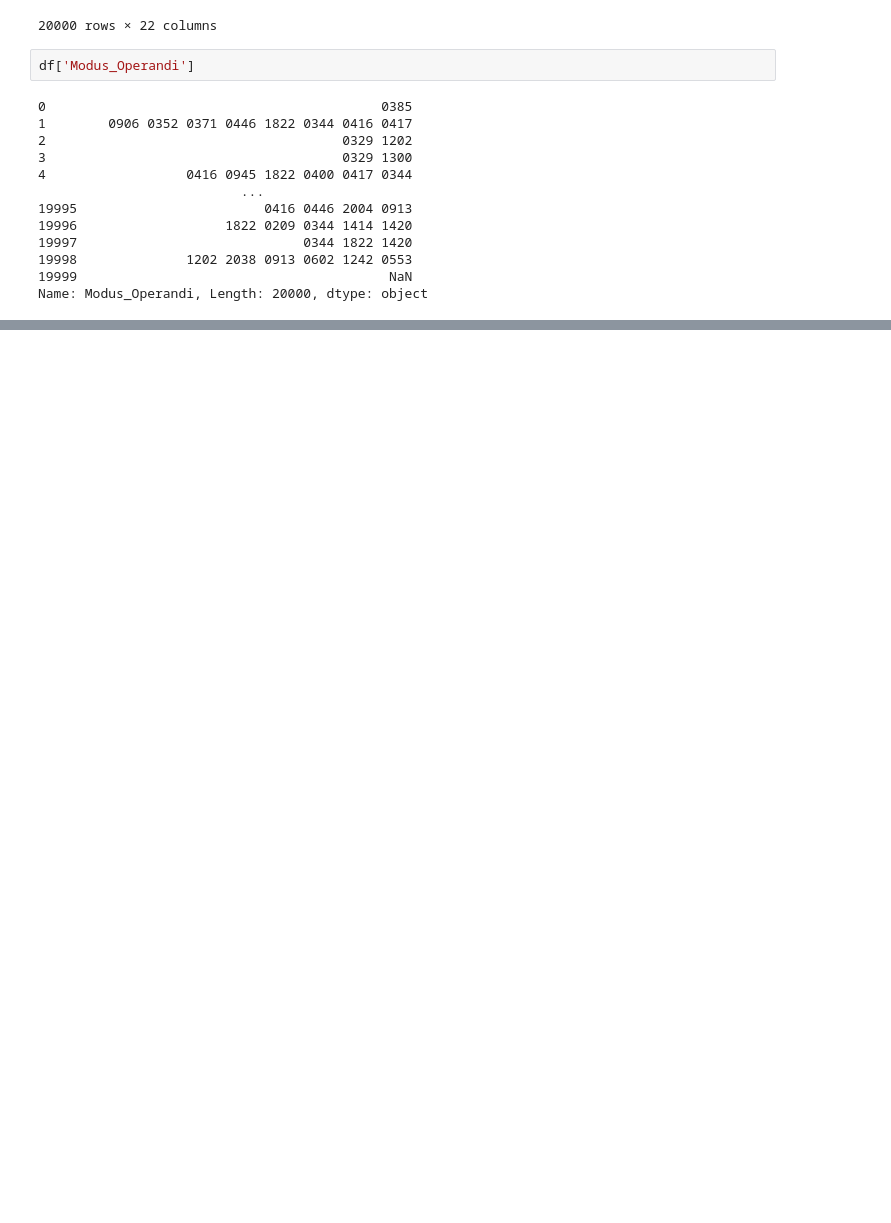
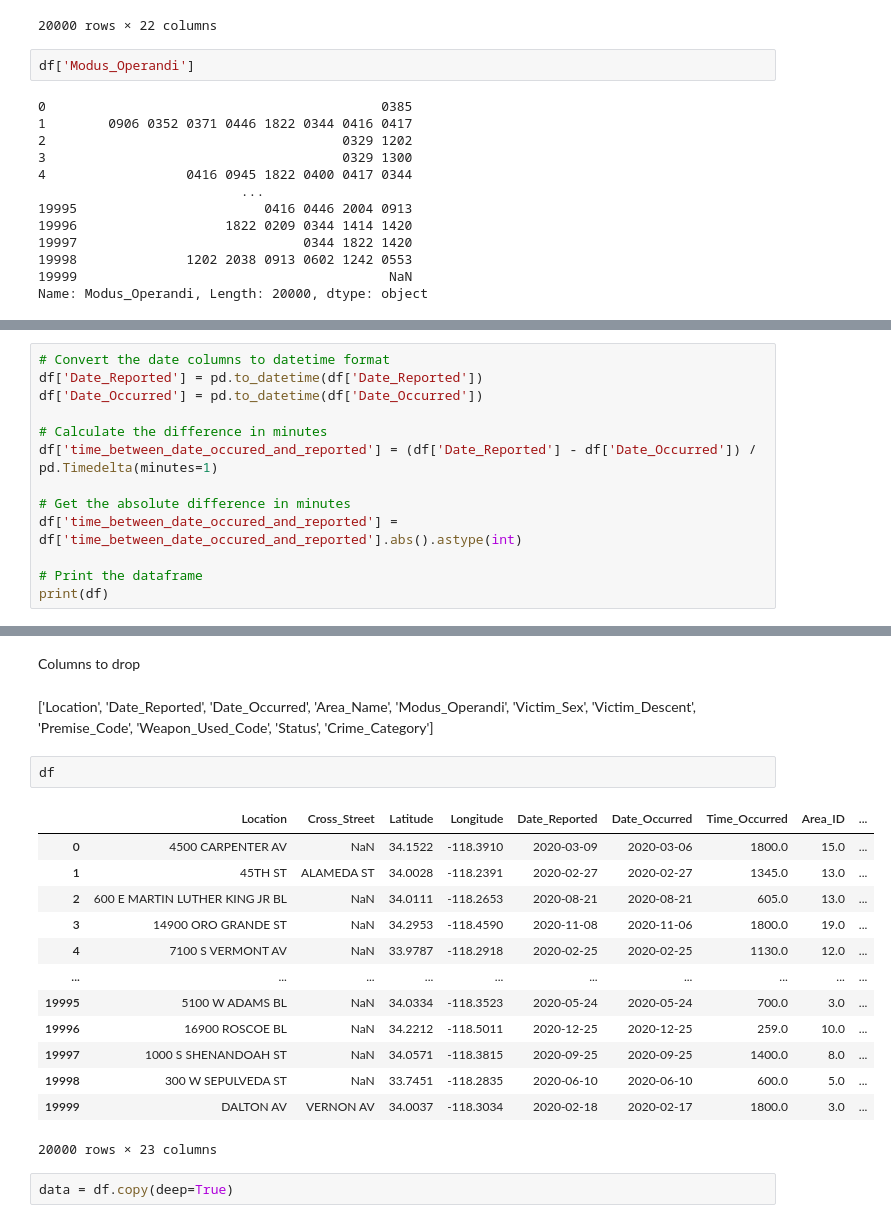
Before and after one commit to sasankjampana8/crime-cast-forecasting-crime-categories, a Jupyter notebook: EDA.ipynb, the cells around one changed output, grey strips where cells are left out. Saved outputs shown, nothing was run; the diff lists cells and outputs as text; blank space fills up the shorter version.

```diff
--- a/EDA.ipynb
+++ b/EDA.ipynb
@@ -437,0 +491,13 @@ Name: Modus_Operandi, Length: 20000, dtype: object
+# %%
+# Convert the date columns to datetime format
+df['Date_Reported'] = pd.to_datetime(df['Date_Reported'])
+df['Date_Occurred'] = pd.to_datetime(df['Date_Occurred'])
+
+# Calculate the difference in minutes
+df['time_between_date_occured_and_reported'] = (df['Date_Reported'] - df['Date_Occurred']) / pd.Timedelta(minutes=1)
+
+# Get the absolute difference in minutes
+df['time_between_date_occured_and_reported'] = df['time_between_date_occured_and_reported'].abs().astype(int)
+
+# Print the dataframe
+print(df)
@@ -437,0 +672,27 @@ Name: Modus_Operandi, Length: 20000, dtype: object
+# %% [markdown]
+Columns to drop
+# %% [markdown]
+['Location', 'Date_Reported',
+       'Date_Occurred', 'Area_Name',
+       'Modus_Operandi',
+       'Victim_Sex', 'Victim_Descent', 'Premise_Code',
+       'Weapon_Used_Code', 'Status',
+        'Crime_Category']
+# %%
+df
+# %% [output]
+|  | Location | Cross_Street | Latitude | Longitude | Date_Reported | Date_Occurred | Time_Occurred | Area_ID | ... |
+| 0 | 4500 CARPENTER AV | NaN | 34.1522 | -118.3910 | 2020-03-09 | 2020-03-06 | 1800.0 | 15.0 | ... |
+| 1 | 45TH ST | ALAMEDA ST | 34.0028 | -118.2391 | 2020-02-27 | 2020-02-27 | 1345.0 | 13.0 | ... |
+| 2 | 600 E MARTIN LUTHER KING JR BL | NaN | 34.0111 | -118.2653 | 2020-08-21 | 2020-08-21 | 605.0 | 13.0 | ... |
+| 3 | 14900 ORO GRANDE ST | NaN | 34.2953 | -118.4590 | 2020-11-08 | 2020-11-06 | 1800.0 | 19.0 | ... |
+| 4 | 7100 S VERMONT AV | NaN | 33.9787 | -118.2918 | 2020-02-25 | 2020-02-25 | 1130.0 | 12.0 | ... |
+| ... | ... | ... | ... | ... | ... | ... | ... | ... | ... |
+| 19995 | 5100 W ADAMS BL | NaN | 34.0334 | -118.3523 | 2020-05-24 | 2020-05-24 | 700.0 | 3.0 | ... |
+| 19996 | 16900 ROSCOE BL | NaN | 34.2212 | -118.5011 | 2020-12-25 | 2020-12-25 | 259.0 | 10.0 | ... |
+| 19997 | 1000 S SHENANDOAH ST | NaN | 34.0571 | -118.3815 | 2020-09-25 | 2020-09-25 | 1400.0 | 8.0 | ... |
+| 19998 | 300 W SEPULVEDA ST | NaN | 33.7451 | -118.2835 | 2020-06-10 | 2020-06-10 | 600.0 | 5.0 | ... |
+| 19999 | DALTON AV | VERNON AV | 34.0037 | -118.3034 | 2020-02-18 | 2020-02-17 | 1800.0 | 3.0 | ... |
+20000 rows × 23 columns
+# %%
+data = df.copy(deep=True)
```
Also changed, not shown: parts of 59 cells of this notebook, 2 other files.
